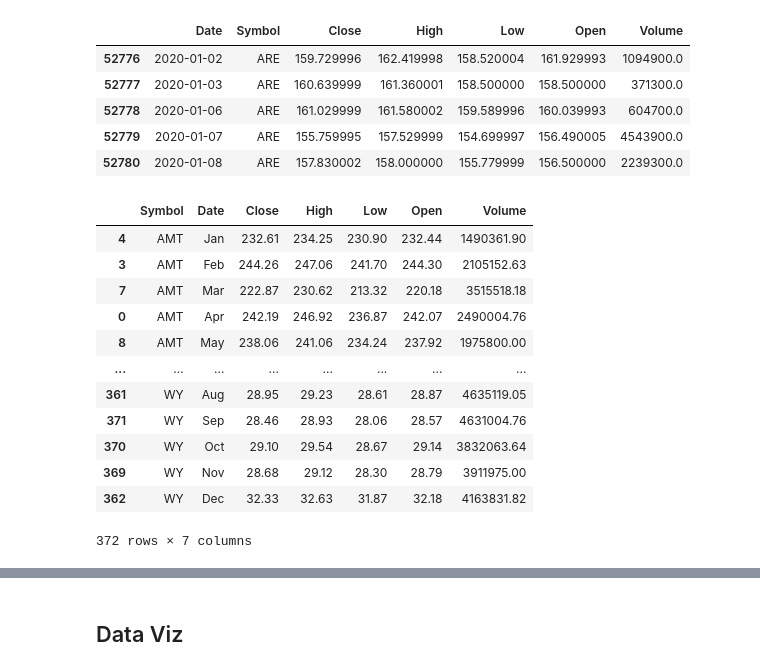
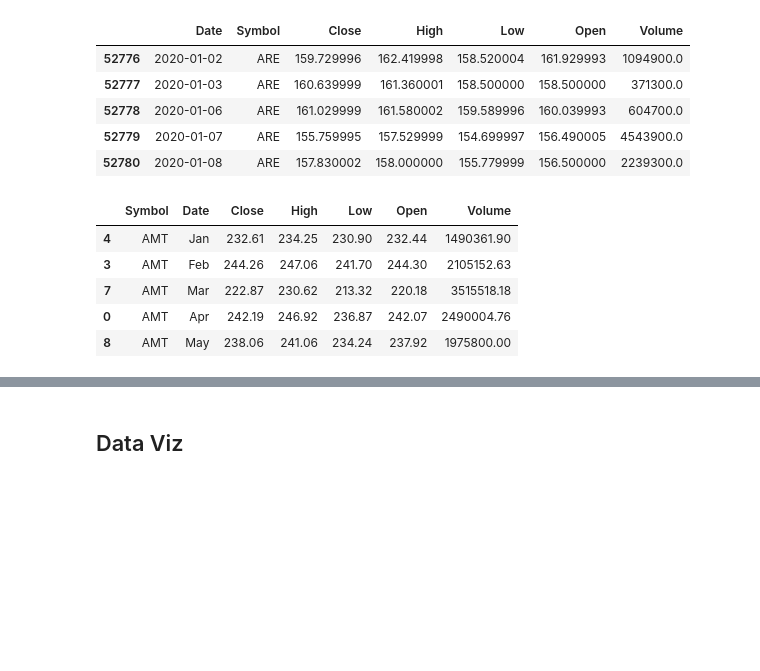
Before and after one commit to icherniavskyi/project-1, a Jupyter notebook: data_analysis.ipynb, the cells around one changed output, grey strips where cells are left out. Saved outputs shown, nothing was run; the diff lists cells and outputs as text; code cells hidden in the pictures; blank space fills up the shorter version.

```diff
--- a/data_analysis.ipynb
+++ b/data_analysis.ipynb
@@ -65,32 +69,25 @@ stock_rlst_2020.head()
 # %%
 #Avereging Stock Data
 stock_rlst_2020_exp = stock_rlst_2020.copy()
 stock_rlst_2020_exp["Date"] = stock_rlst_2020_exp["Date"].dt.strftime("%b")
 stock_m_mean = stock_rlst_2020_exp.groupby(['Symbol', 'Date'], as_index=False).mean()
 stock_m_mean = stock_m_mean.round(2)
 month_order= {
     "Jan": 1, "Feb": 2, "Mar": 3, "Apr": 4, "May": 5, "Jun": 6,
     "Jul": 7, "Aug": 8, "Sep": 9, "Oct": 10, "Nov": 11, "Dec": 12
 }
 stock_m_mean['Order'] = stock_m_mean['Date'].map(month_order)
 
 final_stock = stock_m_mean.sort_values(by=['Symbol', 'Order']).drop(columns=["Order"])
 
-final_stock
+final_stock.head()
 # %% [output]
 |  | Symbol | Date | Close | High | Low | Open | Volume |
 | 4 | AMT | Jan | 232.61 | 234.25 | 230.90 | 232.44 | 1490361.90 |
 | 3 | AMT | Feb | 244.26 | 247.06 | 241.70 | 244.30 | 2105152.63 |
 | 7 | AMT | Mar | 222.87 | 230.62 | 213.32 | 220.18 | 3515518.18 |
 | 0 | AMT | Apr | 242.19 | 246.92 | 236.87 | 242.07 | 2490004.76 |
 | 8 | AMT | May | 238.06 | 241.06 | 234.24 | 237.92 | 1975800.00 |
-| ... | ... | ... | ... | ... | ... | ... | ... |
-| 361 | WY | Aug | 28.95 | 29.23 | 28.61 | 28.87 | 4635119.05 |
-| 371 | WY | Sep | 28.46 | 28.93 | 28.06 | 28.57 | 4631004.76 |
-| 370 | WY | Oct | 29.10 | 29.54 | 28.67 | 29.14 | 3832063.64 |
-| 369 | WY | Nov | 28.68 | 29.12 | 28.30 | 28.79 | 3911975.00 |
-| 362 | WY | Dec | 32.33 | 32.63 | 31.87 | 32.18 | 4163831.82 |
-372 rows × 7 columns
 # %%
 # Inflation
 inflation_2020 = inflation[inflation["Year"] == 2020]
```
Also changed, not shown: parts of 6 cells of this notebook.
